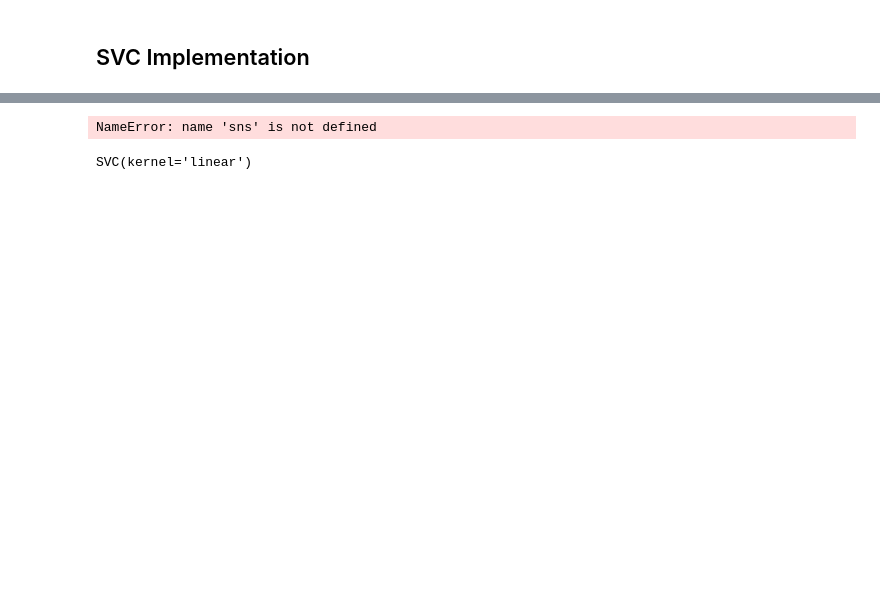
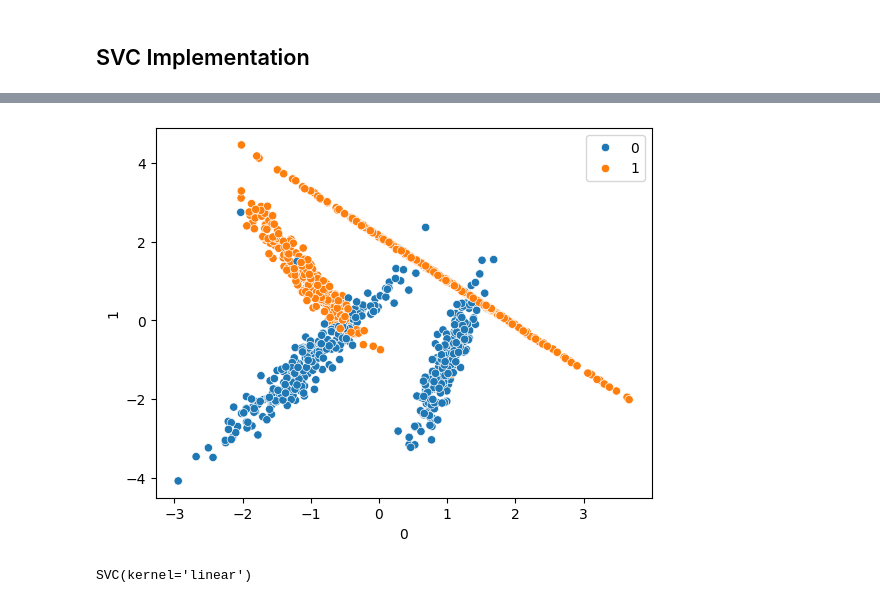
Before and after one commit to CodeLoopdroid/SVC-Implementation, a Jupyter notebook: SVC_Implementation.ipynb, the cells around one changed output, grey strips where cells are left out. Cells and saved outputs as stored; diff of their text form; code cells hidden in the pictures; blank space fills up the shorter version.

Commit message:
Resolved Error

```diff
--- a/SVC_Implementation.ipynb
+++ b/SVC_Implementation.ipynb
@@ -58,9 +58,9 @@ pd.DataFrame(X)[0]
 Name: 0, Length: 1000, dtype: float64
 # %%
-sns.scatterplot(pd.DataFrame(X)[0],pd.DataFrame(X)[1],hue=y)
+sns.scatterplot(x=pd.DataFrame(X)[0],y=pd.DataFrame(X)[1],hue=y)
 plt.show()
 # %% [output]
-NameError: name 'sns' is not defined
+[figure, added]
 # %%
 from sklearn.model_selection import train_test_split
 X_train,X_test,y_train,y_test=train_test_split(X,y,test_size=0.25,random_state=10)
```
Also changed, not shown: parts of 11 cells of this notebook.
